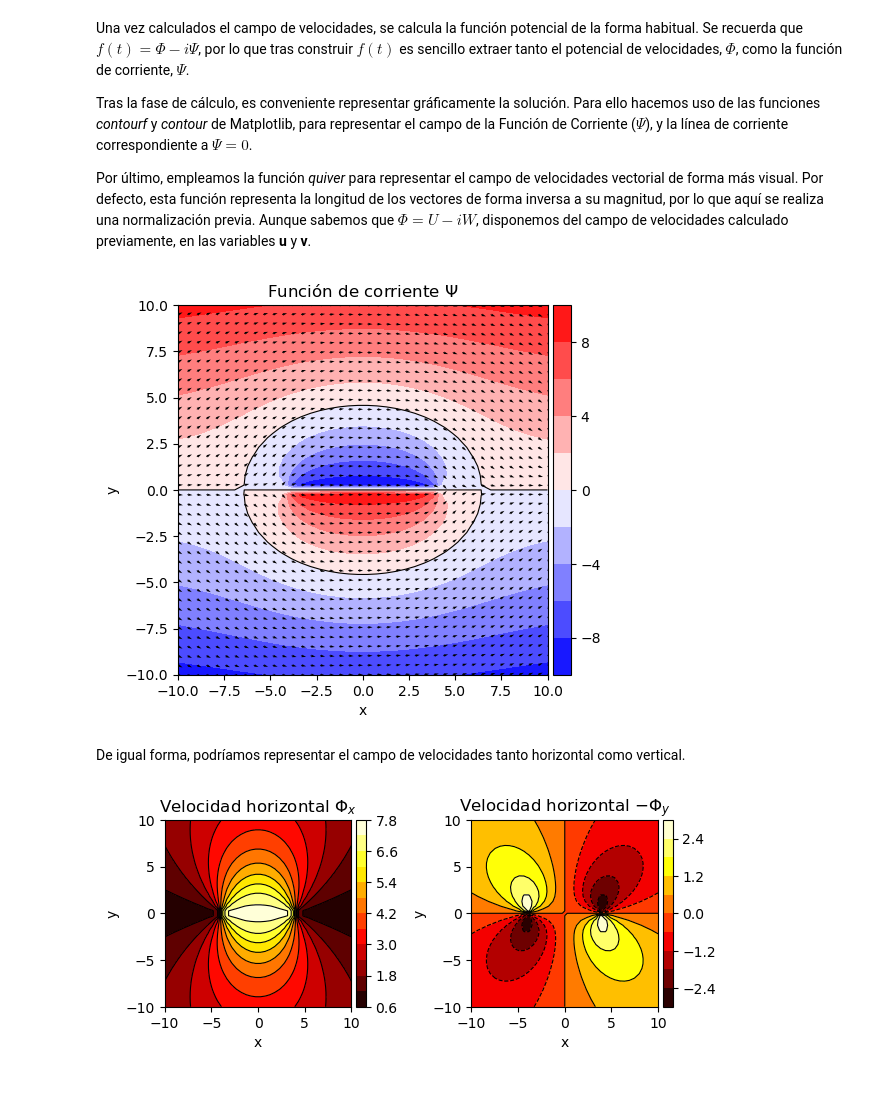
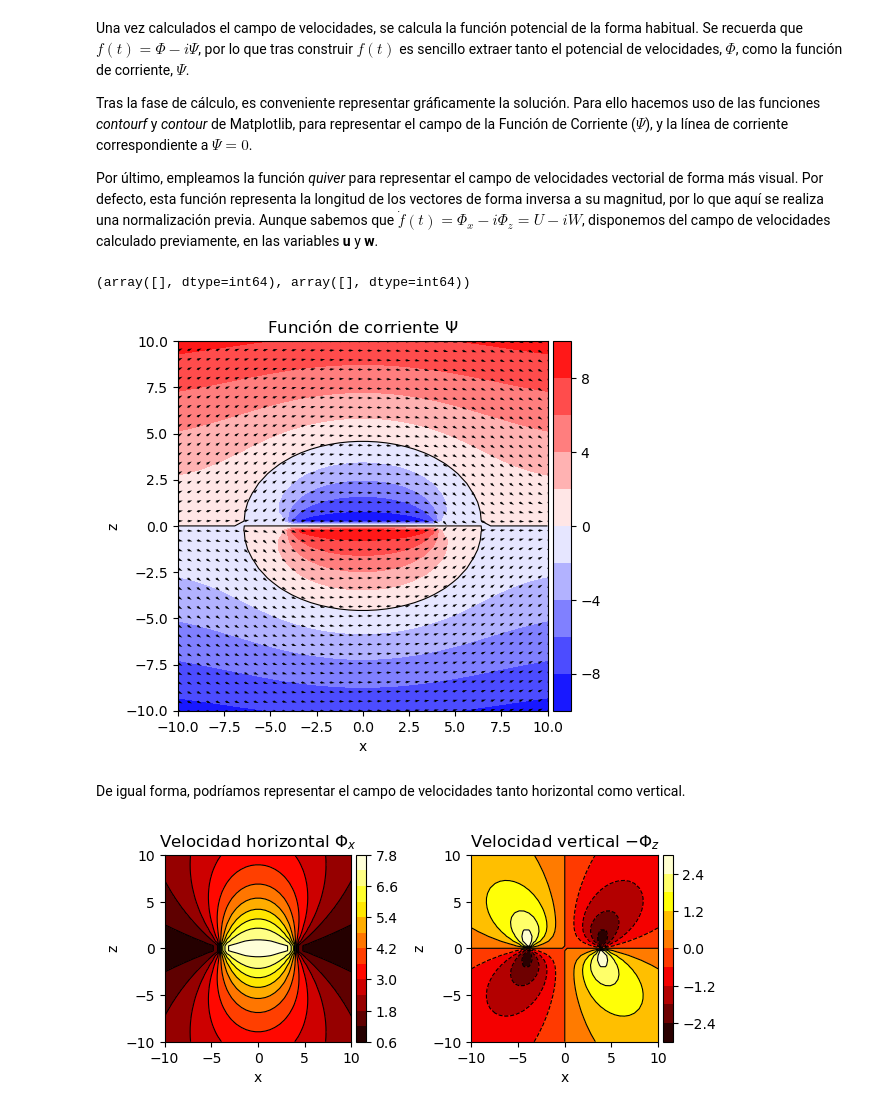
Before and after one commit to AMartinezCava/pyAero, a Jupyter notebook: Notebook_RANKINE.ipynb, the cells around one changed output. Drawn from its saved outputs; the diff is of its cells as text; code cells hidden in the pictures.

```diff
--- a/Notebook_RANKINE.ipynb
+++ b/Notebook_RANKINE.ipynb
@@ -93,60 +98,61 @@ Una vez calculados el campo de velocidades, se calcula la función potencial de
 Tras la fase de cálculo, es conveniente representar gráficamente la solución. Para ello hacemos uso de las funciones *contourf* y *contour* de Matplotlib, para representar el campo de la Función de Corriente ($\Psi$), y la línea de corriente correspondiente a $\Psi=0$.
 
 Por último, empleamos la función *quiver* para representar el campo de velocidades vectorial de forma más visual. Por defecto, esta función representa la longitud de los vectores de forma inversa a su magnitud, por lo que aquí se realiza una normalización previa.
-Aunque sabemos que $\Phi = U -iW$, disponemos del campo de velocidades calculado previamente, en las variables **u** y **v**.
+Aunque sabemos que $\dot{f}(t)= \Phi_x - i \Phi_z = U - iW$, disponemos del campo de velocidades calculado previamente, en las variables **u** y **w**.
 # %%
 psi0 = np.where(psi==0)
 print(psi0)
 
 # Visualizamos la función de corriente
-fig, ax = plt.subplots()                                            # Create figure
-divider = make_axes_locatable(ax)                                   # Ajustamos la posición de la barra de niveles
+fig, ax = plt.subplots()                                              # Creamos la figura
+divider = make_axes_locatable(ax)                                     # Ajustamos la posición de la barra de niveles
 cax = divider.append_axes('right', size='5%', pad=0.05)
 
-cont = ax.contourf(X, Y, psi, 10, cmap='bwr')                       # Pintamos los contornos
-ax.contour(X, Y, psi, levels=[0], colors=['black'], linewidths=0.8) # Representamos la línea de corriente psi=0
-fig.colorbar(cont, cax=cax, orientation='vertical')                 # Pintamos la barra de niveles
+cont = ax.contourf(Xm, Zm, psi, 10, cmap='bwr')                       # Pintamos los contornos
+ax.contour(Xm, Zm, psi, levels=[0], colors=['black'], linewidths=0.8) # Representamos la línea de corriente psi=0
+fig.colorbar(cont, cax=cax, orientation='vertical')                   # Pintamos la barra de niveles
 
-N = np.sqrt(u**2 + v**2)
-ax.quiver(X, Y, u/N, v/N)                                           # Representamos el campo vectorial normalizado
+N = np.sqrt(u**2 + w**2)
+ax.quiver(Xm, Zm, u/N, w/N)                                           # Representamos el campo vectorial normalizado
 
-ax.set_xlabel('x')                                                  # Etiquetamos de forma apropiada, y mostramos en pantalla
-ax.set_ylabel('y')
+ax.set_xlabel('x')                                                    # Etiquetamos de forma apropiada, y mostramos en pantalla
+ax.set_ylabel('z')
 ax.set_title(r'Función de corriente $\Psi$')
 #ax.set(xlim=(-3, -1), ylim=(-1, 1))
 ax.set_aspect('equal','box')
 # plt.show()
 # %% [output]
+(array([], dtype=int64), array([], dtype=int64))
 [figure]
 # %% [markdown]
 De igual forma, podríamos representar el campo de velocidades tanto horizontal como vertical.
 # %%
 # Visualizamos el campo de velocidades y la función de corriente
 fig, axes = plt.subplots(1,2)
-ax1, ax2 = axes.flatten()                                           # Create figure
+ax1, ax2 = axes.flatten()                                             # Creamos la figura, con dos plots integrados
 
 dividerU = make_axes_locatable(ax1)                                   # Ajustamos la posición de la barra de niveles en U
 caxU = dividerU.append_axes('right', size='5%', pad=0.05)
-dividerV = make_axes_locatable(ax2)                                   # Ajustamos la posición de la barra de niveles en V
+dividerV = make_axes_locatable(ax2)                                   # Ajustamos la posición de la barra de niveles en W
 caxV = dividerV.append_axes('right', size='5%', pad=0.05)
 
 ax1.set_title(r'Velocidad horizontal $\Phi_x$')
-cont = ax1.contourf(X, Y, u, 10, cmap='hot')                       # Pintamos los contornos de U
-ax1.contour(X, Y, u, levels=10, colors=['black'], linewidths=0.8)  # Representamos lineas de isocontornos
-fig.colorbar(cont, cax=caxU, orientation='vertical')                # Pintamos la barra de niveles
+cont = ax1.contourf(Xm, Zm, u, 10, cmap='hot')                        # Pintamos los contornos de U
+ax1.contour(Xm, Zm, u, levels=10, colors=['black'], linewidths=0.8)   # Representamos lineas de isocontornos
+fig.colorbar(cont, cax=caxU, orientation='vertical')                  # Pintamos la barra de niveles
 
-ax2.set_title(r'Velocidad horizontal $-\Phi_y$')
-cont = ax2.contourf(X, Y, v, 10, cmap='hot')                       # Pintamos los contornos
-ax2.contour(X, Y, v, levels=10, colors=['black'], linewidths=0.8) # Representamos la línea de corriente psi=0
-fig.colorbar(cont, cax=caxV, orientation='vertical')                 # Pintamos la barra de niveles
+ax2.set_title(r'Velocidad vertical $-\Phi_z$')
+cont = ax2.contourf(Xm, Zm, w, 10, cmap='hot')                        # Pintamos los contornos
+ax2.contour(Xm, Zm, w, levels=10, colors=['black'], linewidths=0.8)   # Representamos la línea de corriente psi=0
+fig.colorbar(cont, cax=caxV, orientation='vertical')                  # Pintamos la barra de niveles
 
 
 for ax in axes:
     ax.set_xlabel('x')                                                  # Etiquetamos de forma apropiada, y mostramos en pantalla
-    ax.set_ylabel('y')
+    ax.set_ylabel('z')
     #ax.set(xlim=(-3, -1), ylim=(-1, 1))
     ax.set_aspect('equal','box')
 plt.tight_layout()
 plt.show()
 # %% [output]
-[figure, old version]
+[figure, new version]
```
Also changed, not shown: parts of 6 cells of this notebook.
